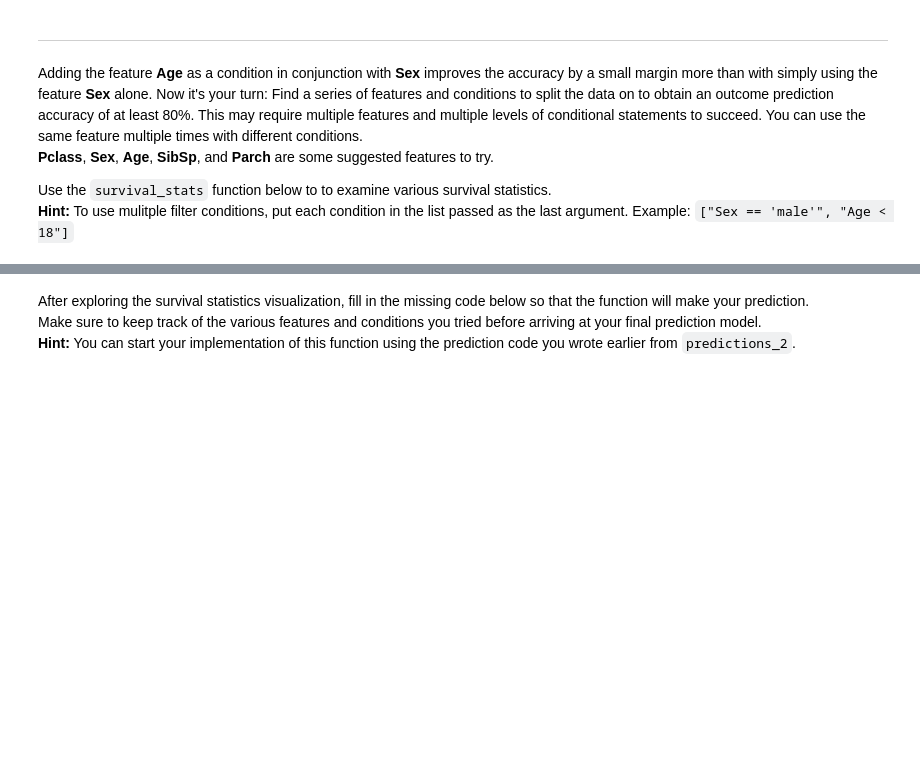
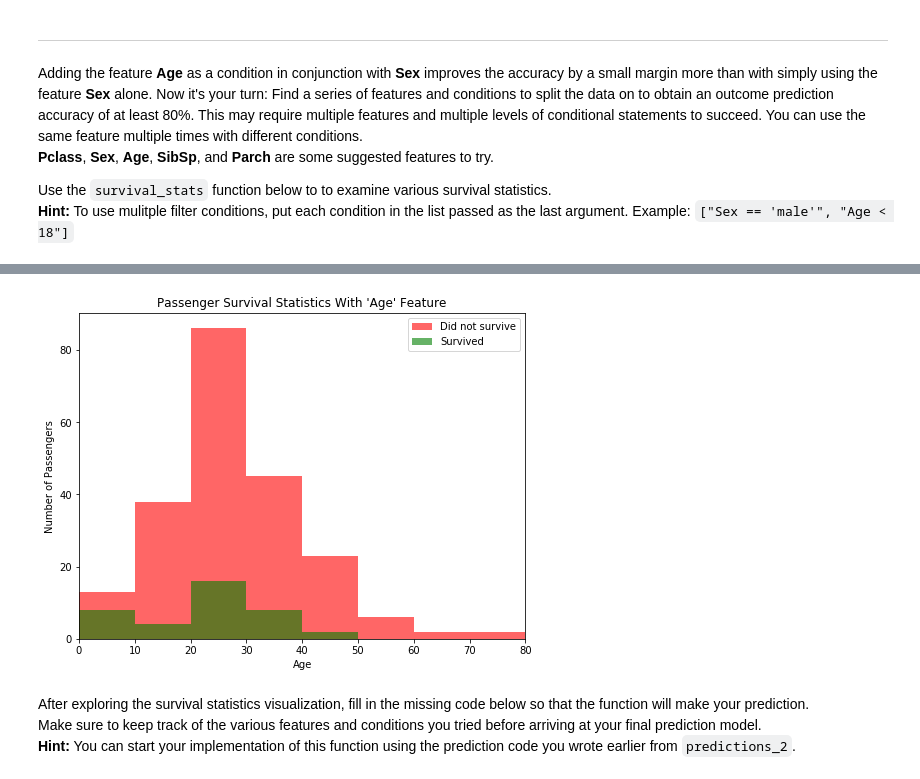
Before and after one commit to racksen/machine-learning, a Jupyter notebook: projects/titanic_survival_exploration/titanic_survival_exploration.ipynb, the cells around one changed output, grey strips where cells are left out. Saved outputs shown, nothing was run; the diff lists cells and outputs as text; code cells hidden in the pictures; blank space fills up the shorter version.

```diff
--- a/projects/titanic_survival_exploration/titanic_survival_exploration.ipynb
+++ b/projects/titanic_survival_exploration/titanic_survival_exploration.ipynb
@@ -237,3 +244,7 @@ vs.survival_stats(data, outcomes, 'Age', ["Pclass == 1", "Sex == 'male'"])
+# %%
+vs.survival_stats(data, outcomes, 'Age', ["Sex == 'male'","Pclass == 3"])
+# %% [output]
+[figure, added]
 # %% [markdown]
 After exploring the survival statistics visualization, fill in the missing code below so that the function will make your prediction.
 Make sure to keep track of the various features and conditions you tried before arriving at your final prediction model.
```
Also changed, not shown: parts of 14 cells of this notebook, 1 other file.
